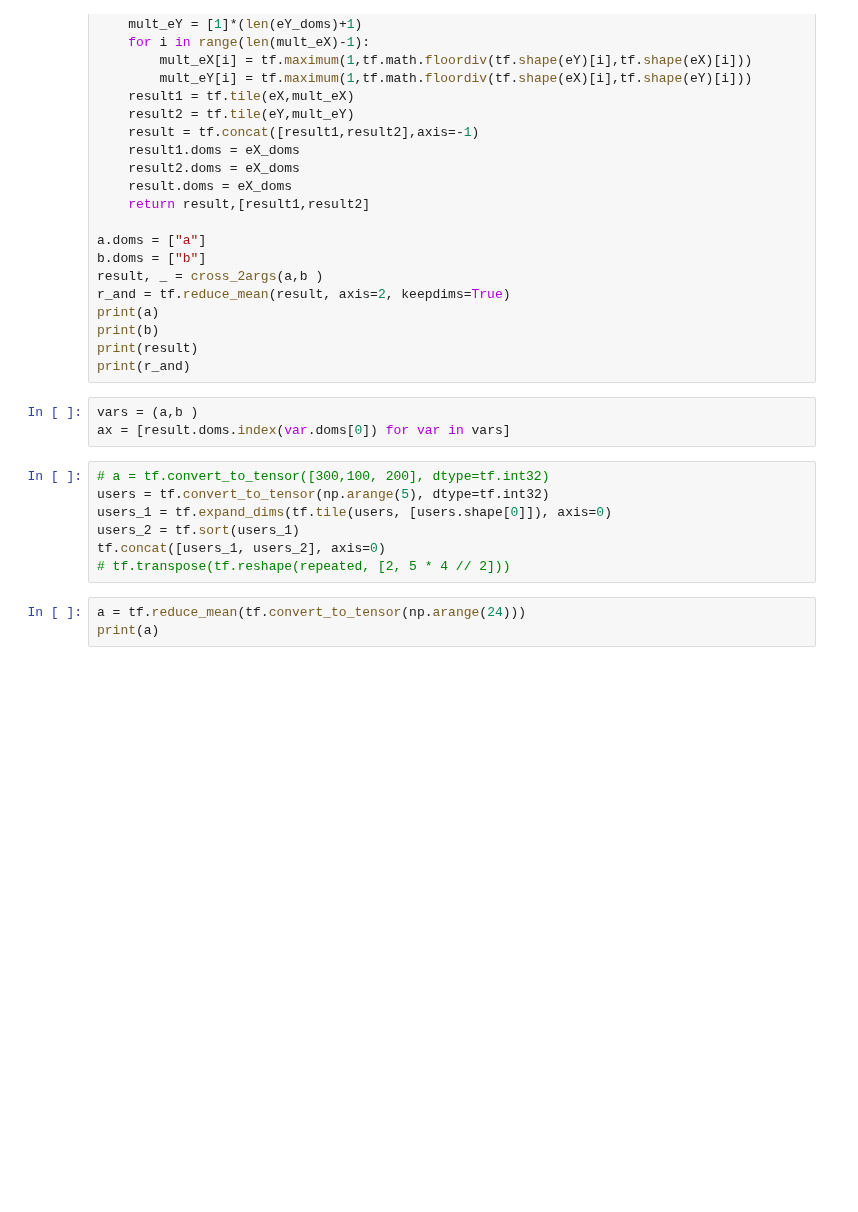
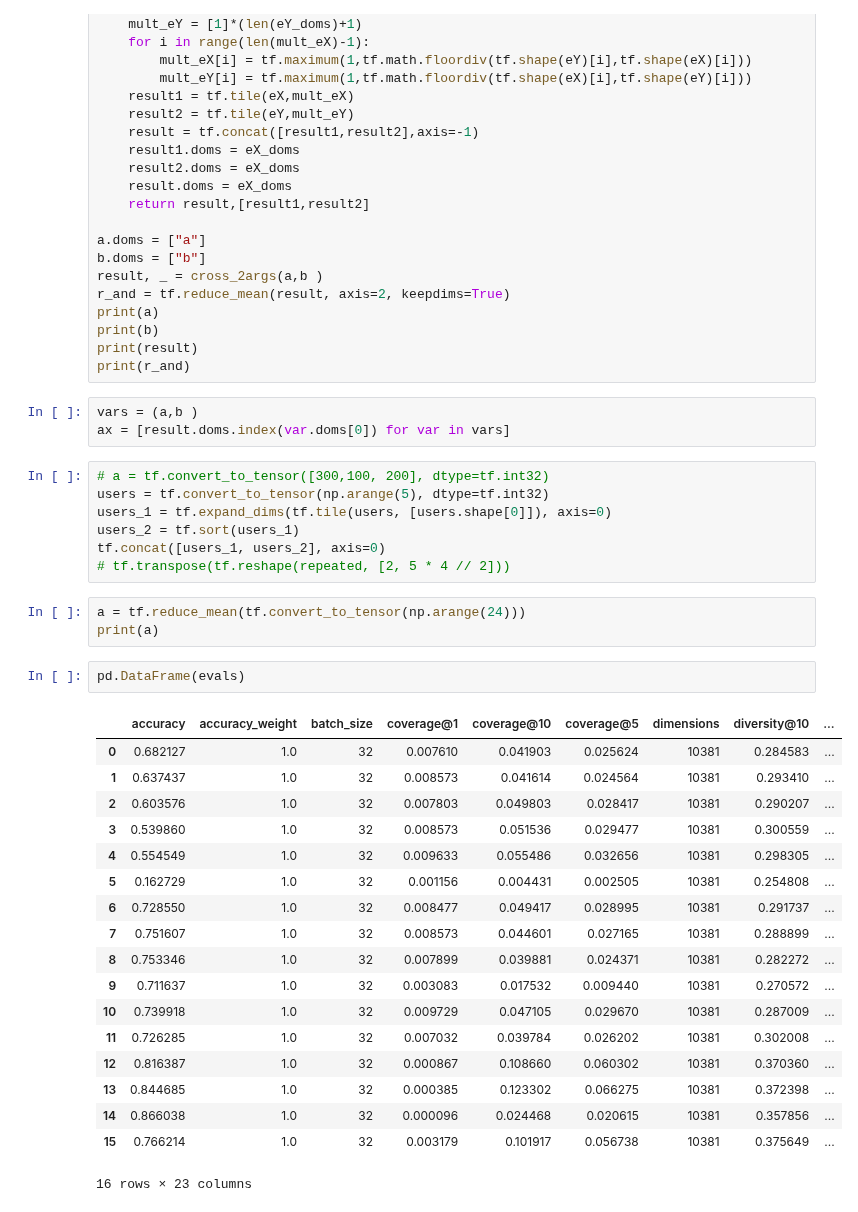
Before and after one commit to HennerM/rs-ml-with-constraints, a Jupyter notebook: NeuralLogicRec_Playground.ipynb, the cells around one changed output. Cells and saved outputs as stored; diff of their text form; blank space fills up the shorter version.

```diff
--- a/NeuralLogicRec_Playground.ipynb
+++ b/NeuralLogicRec_Playground.ipynb
@@ -203,3 +135,24 @@ tf.concat([users_1, users_2], axis=0)
 # %%
 a = tf.reduce_mean(tf.convert_to_tensor(np.arange(24)))
 print(a)
+# %%
+pd.DataFrame(evals)
+# %% [output]
+|  | accuracy | accuracy_weight | batch_size | coverage@1 | coverage@10 | coverage@5 | dimensions | diversity@10 | ... |
+| 0 | 0.682127 | 1.0 | 32 | 0.007610 | 0.041903 | 0.025624 | 10381 | 0.284583 | ... |
+| 1 | 0.637437 | 1.0 | 32 | 0.008573 | 0.041614 | 0.024564 | 10381 | 0.293410 | ... |
+| 2 | 0.603576 | 1.0 | 32 | 0.007803 | 0.049803 | 0.028417 | 10381 | 0.290207 | ... |
+| 3 | 0.539860 | 1.0 | 32 | 0.008573 | 0.051536 | 0.029477 | 10381 | 0.300559 | ... |
+| 4 | 0.554549 | 1.0 | 32 | 0.009633 | 0.055486 | 0.032656 | 10381 | 0.298305 | ... |
+| 5 | 0.162729 | 1.0 | 32 | 0.001156 | 0.004431 | 0.002505 | 10381 | 0.254808 | ... |
+| 6 | 0.728550 | 1.0 | 32 | 0.008477 | 0.049417 | 0.028995 | 10381 | 0.291737 | ... |
+| 7 | 0.751607 | 1.0 | 32 | 0.008573 | 0.044601 | 0.027165 | 10381 | 0.288899 | ... |
+| 8 | 0.753346 | 1.0 | 32 | 0.007899 | 0.039881 | 0.024371 | 10381 | 0.282272 | ... |
+| 9 | 0.711637 | 1.0 | 32 | 0.003083 | 0.017532 | 0.009440 | 10381 | 0.270572 | ... |
+| 10 | 0.739918 | 1.0 | 32 | 0.009729 | 0.047105 | 0.029670 | 10381 | 0.287009 | ... |
+| 11 | 0.726285 | 1.0 | 32 | 0.007032 | 0.039784 | 0.026202 | 10381 | 0.302008 | ... |
+| 12 | 0.816387 | 1.0 | 32 | 0.000867 | 0.108660 | 0.060302 | 10381 | 0.370360 | ... |
+| 13 | 0.844685 | 1.0 | 32 | 0.000385 | 0.123302 | 0.066275 | 10381 | 0.372398 | ... |
+| 14 | 0.866038 | 1.0 | 32 | 0.000096 | 0.024468 | 0.020615 | 10381 | 0.357856 | ... |
+| 15 | 0.766214 | 1.0 | 32 | 0.003179 | 0.101917 | 0.056738 | 10381 | 0.375649 | ... |
+16 rows × 23 columns
```
Also changed, not shown: parts of 12 cells of this notebook, 4 other files.
